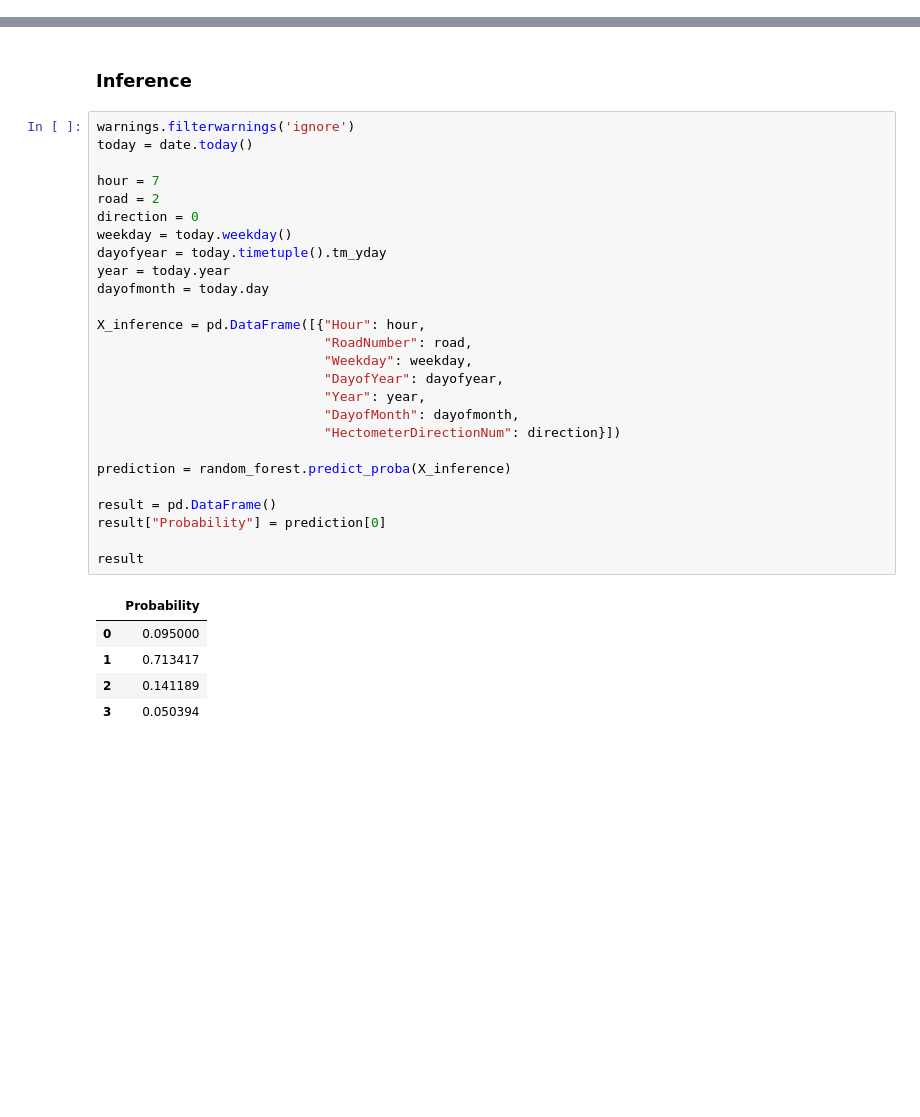
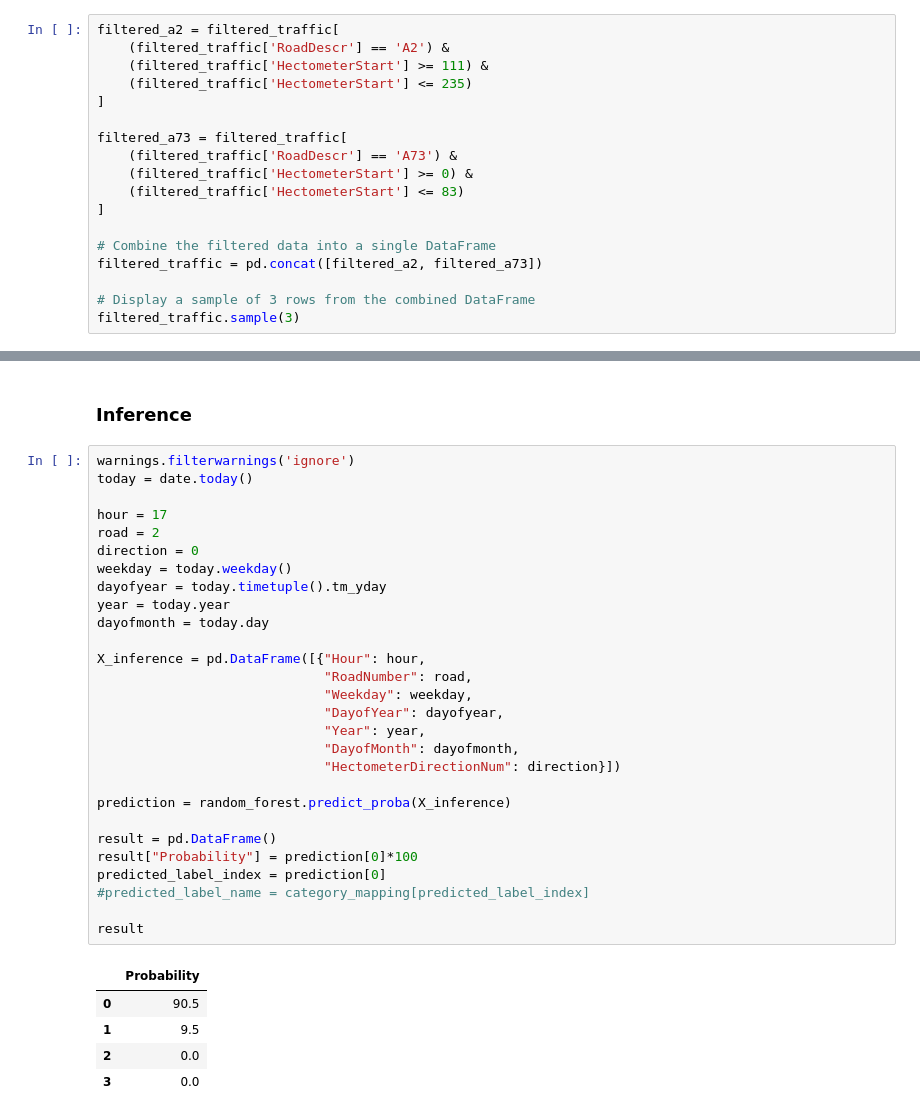
Before and after one commit to mhristev/TodayAI, a Jupyter notebook: traffic.ipynb, the cells around one changed output, grey strips where cells are left out. Cells and saved outputs as stored; diff of their text form; blank space fills up the shorter version.

```diff
--- a/traffic.ipynb
+++ b/traffic.ipynb
@@ -104,0 +101,18 @@ array(['aflopend'], dtype=object)
+# %%
+filtered_a2 = filtered_traffic[
+    (filtered_traffic['RoadDescr'] == 'A2') &
+    (filtered_traffic['HectometerStart'] >= 111) &
+    (filtered_traffic['HectometerStart'] <= 235)
+]
+
+filtered_a73 = filtered_traffic[
+    (filtered_traffic['RoadDescr'] == 'A73') &
+    (filtered_traffic['HectometerStart'] >= 0) &
+    (filtered_traffic['HectometerStart'] <= 83)
+]
+
+# Combine the filtered data into a single DataFrame
+filtered_traffic = pd.concat([filtered_a2, filtered_a73])
+
+# Display a sample of 3 rows from the combined DataFrame
+filtered_traffic.sample(3)
@@ -670,32 +541,34 @@ KeyboardInterrupt:
 # %%
 warnings.filterwarnings('ignore')
 today = date.today()
 
-hour = 7
+hour = 17
 road = 2
 direction = 0
 weekday = today.weekday()
 dayofyear = today.timetuple().tm_yday
 year = today.year
 dayofmonth = today.day
 
 X_inference = pd.DataFrame([{"Hour": hour,
                              "RoadNumber": road,
                              "Weekday": weekday,
                              "DayofYear": dayofyear,
                              "Year": year,
                              "DayofMonth": dayofmonth,
                              "HectometerDirectionNum": direction}])
 
 prediction = random_forest.predict_proba(X_inference)
 
 result = pd.DataFrame()
-result["Probability"] = prediction[0]
+result["Probability"] = prediction[0]*100
+predicted_label_index = prediction[0]
+#predicted_label_name = category_mapping[predicted_label_index]
 
 result
 # %% [output]
 |  | Probability |
-| 0 | 0.095000 |
-| 1 | 0.713417 |
-| 2 | 0.141189 |
-| 3 | 0.050394 |
+| 0 | 90.5 |
+| 1 | 9.5 |
+| 2 | 0.0 |
+| 3 | 0.0 |
```
Also changed, not shown: parts of 41 cells of this notebook.
